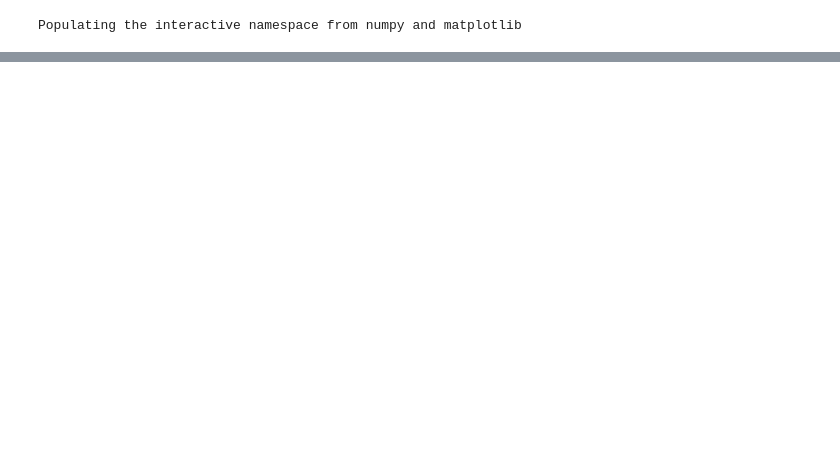
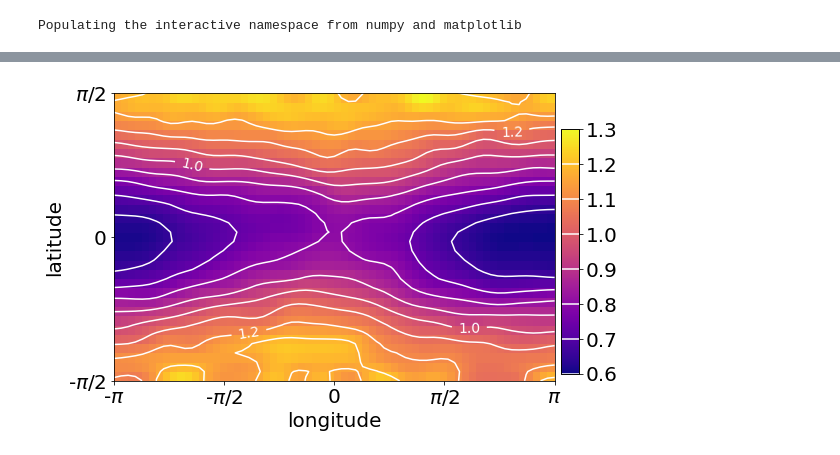
Before and after one commit to aquillen/moon_heat, a Jupyter notebook: myexamples/moon_pylab/moon_heat1.ipynb, the cells around one changed output, grey strips where cells are left out. Saved outputs shown, nothing was run; the diff lists cells and outputs as text; code cells hidden in the pictures; blank space fills up the shorter version.

```diff
--- a/myexamples/moon_pylab/moon_heat1.ipynb
+++ b/myexamples/moon_pylab/moon_heat1.ipynb
@@ -49,3 +49,31 @@ def mkgrid(dx,xmax):
     #xarrh[i,*] gives x depending on i and is all the same for second index
     dx_actual = xlinsp[1]- xlinsp[0]  # dx is not exact
     return dx_actual,xlinsp,yarrh,xarrh
+
+# lat lon grids
+def mklatlongrid(dphi):  # returns phigrid [-pi,pi], thetagrid [-pi/2,pi/2]
+    phimin = -np.pi
+    phimax =  np.pi
+    thetamin = -np.pi/2.
+    thetamax =  np.pi/2.
+    nth  = int((thetamax - thetamin)/dphi) + 1
+    nphi = int((phimax   - phimin)  /dphi) + 1
+    philinsp = np.linspace(phimin,phimax,nphi)
+    thetalinsp = np.linspace(thetamin,thetamax,nth)
+    parrh,tarrh = np.meshgrid(philinsp,thetalinsp)  # x,y but indexing is j,i
+    return thetalinsp,philinsp,tarrh,parrh
+
+#thetalinsp,philinsp,tarrh,parrh = mklatlongrid(0.1) test
+
+# lat lon grids
+def mkmulongrid(dphi):  # returns phigrid [-pi,pi], thetagrid [-pi/2,pi/2]
+    phimin = -np.pi
+    phimax =  np.pi
+    mumin = -1.0  # is sin theta
+    mumax =  1.0
+    nphi = int((phimax - phimin)/dphi) + 1
+    nmu  = int(nphi/2)
+    philinsp = np.linspace(phimin,phimax,nphi)
+    mulinsp = np.linspace(mumin,mumax,nmu)
+    parrh,marrh = np.meshgrid(philinsp,mulinsp)  # x,y but indexing is j,i
+    return mulinsp,philinsp,marrh,parrh
@@ -51,0 +319,10 @@ def mkgrid(dx,xmax):
+# %%
+froot = '../moon_heat/m2_out/m2';
+index=30
+di=10       # number of code outputs to use
+dphi=0.1    # approx pixel size in phi in radians
+rmin=0.5    # discard points within this radius
+nsmo=1.0    # some smoothing
+sigd=0.1    # add some random offsets in particle positions
+nrand=2     # how many random offsets
+img_m2=plt_heat_ll_img(froot,index,di,dphi,rmin,sigd,nrand,nsmo,'')
@@ -51,0 +340,4 @@ def mkgrid(dx,xmax):
+# %%
+plt_heat_ll(img_m2,froot,index,di,dphi,rmin,sigd,nrand,nsmo,'m2_ll.png')
+# %% [output]
+[figure, added]
```
Also changed, not shown: parts of 16 cells of this notebook, 27 other files.
